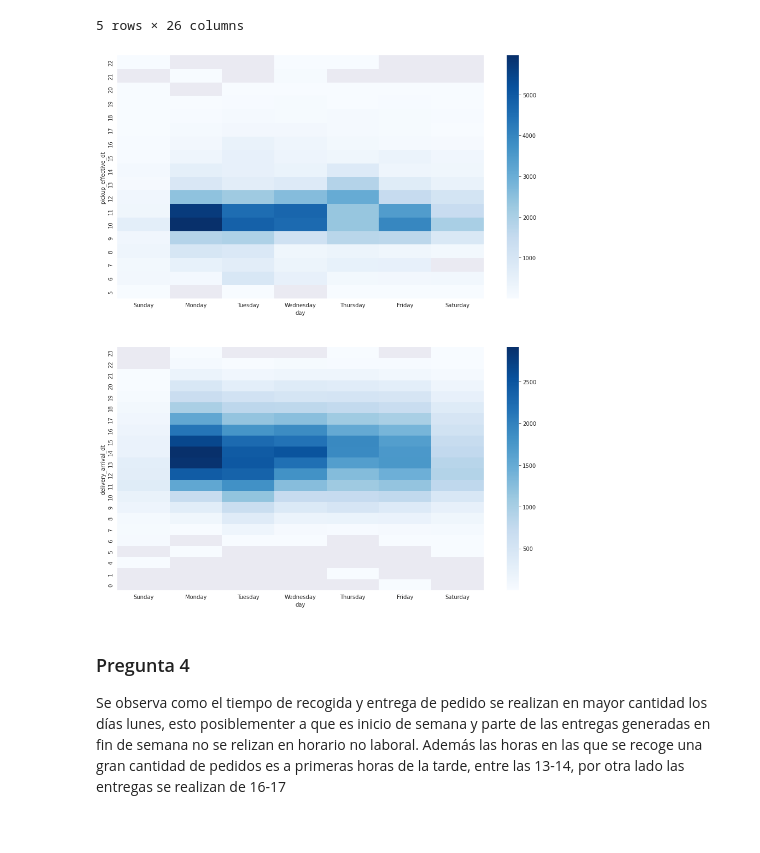
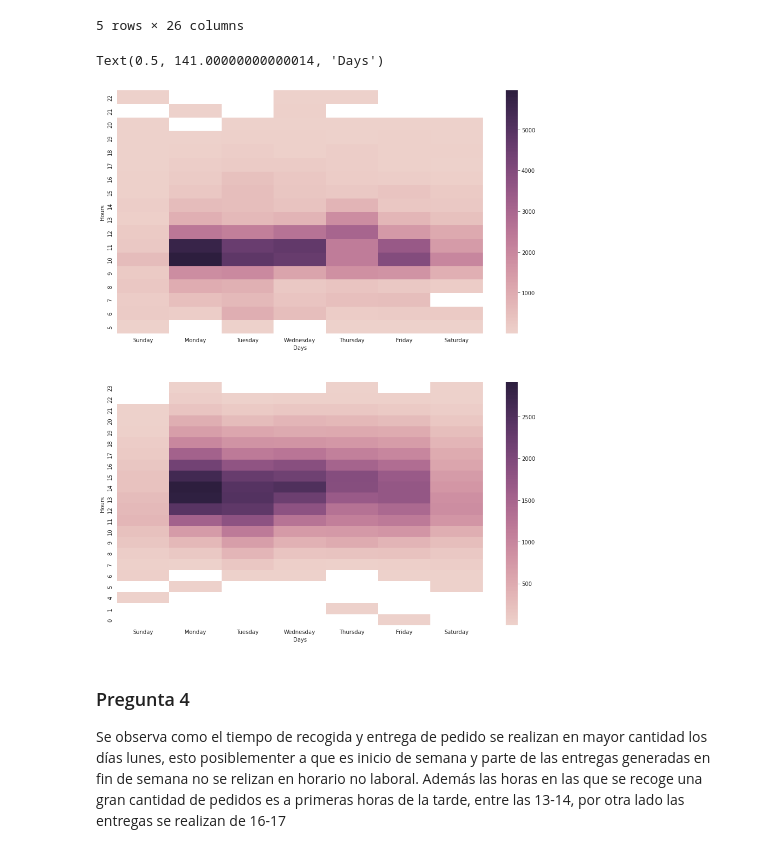
Before and after one commit to AlexVelezLl/ProyectoICD, a Jupyter notebook: notebooks/preguntas_4.ipynb, the cells around one changed output. Drawn from its saved outputs; the diff is of its cells as text; code cells hidden in the pictures.

```diff
--- a/notebooks/preguntas_4.ipynb
+++ b/notebooks/preguntas_4.ipynb
@@ -47,12 +47,17 @@ def generate_pivot_table_day(key,df):
 t_delivery_arrival_dt=generate_pivot_table_day('delivery_arrival_dt',deliveries)
 t_pickup_effective_dt=generate_pivot_table_day('pickup_effective_dt',deliveries)
 # %%
-sbn.set_style('darkgrid')
+sbn.set_style('whitegrid')
 fig,axs= plt.subplots(2,1,figsize=(15,18))
-ax1=sbn.heatmap(t_pickup_effective_dt,ax=axs[0],cmap="Blues")
-ax2=sbn.heatmap(t_delivery_arrival_dt,ax=axs[1],cmap="Blues")
+ax1=sbn.heatmap(t_pickup_effective_dt,ax=axs[0],cmap=sbn.cubehelix_palette(as_cmap=True))
+ax2=sbn.heatmap(t_delivery_arrival_dt,ax=axs[1],cmap=sbn.cubehelix_palette(as_cmap=True))
+ax1.set_ylabel('Hours')
+ax2.set_ylabel('Hours')
+ax1.set_xlabel('Days')
+ax2.set_xlabel('Days')
 # %% [output]
+Text(0.5, 141.00000000000014, 'Days')
-[figure, old version]
+[figure, new version]
 # %% [markdown]
 ### Pregunta 4
 
```
Also changed, not shown: parts of 1 cell of this notebook.
